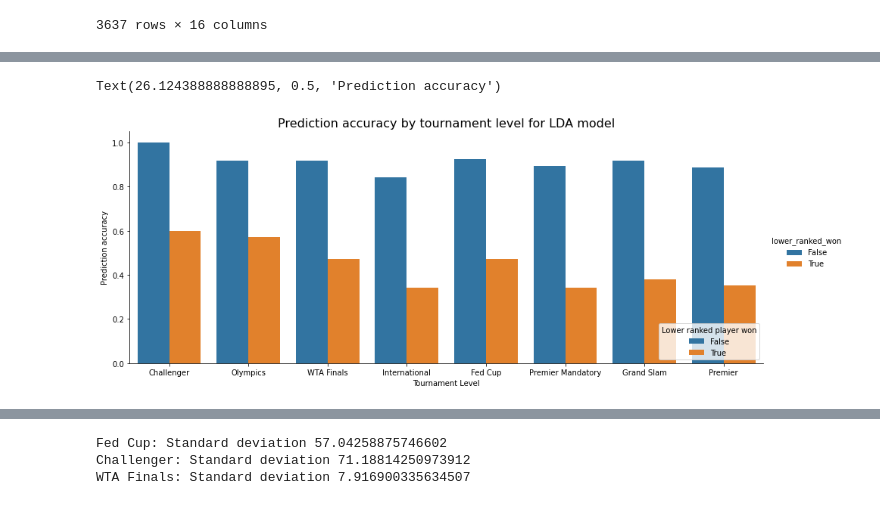
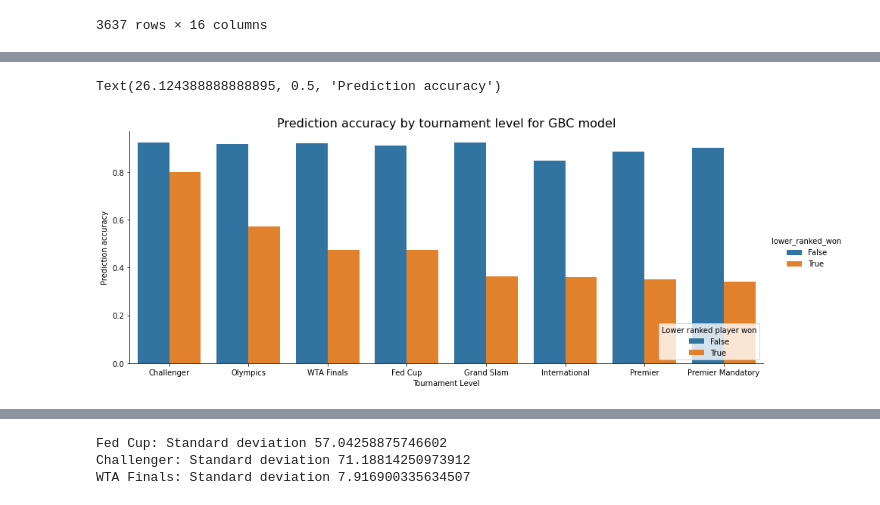
Before and after one commit to nickdevin/Tennis_Predicting, a Jupyter notebook: capstone_final.ipynb, the cells around one changed output, grey strips where cells are left out. Drawn from its saved outputs; the diff is of its cells as text; code cells hidden in the pictures.

```diff
--- a/capstone_final.ipynb
+++ b/capstone_final.ipynb
@@ -1470,22 +1451,22 @@ levels_accuracy
 # %%
 plot =  sns.catplot(data = levels_accuracy,
                     x = 'tourney_level',
                     y = 'correct',
                     hue = 'lower_ranked_won',
                     kind = 'bar',
-                    order = ['C', 'O', 'F', 'I', 'D', 'PM', 'G', 'P'],
+                    order = ['C', 'O', 'F', 'D', 'G', 'I', 'P', 'PM'],
                     height = 5,
                     aspect = 2.5)
 plot.set_xticklabels(['Challenger', 'Olympics',
-                      'WTA Finals', 'International',
-                      'Fed Cup', 'Premier Mandatory',
-                      'Grand Slam', 'Premier'])
+                      'WTA Finals', 'Fed Cup',
+                      'Grand Slam', 'International',
+                      'Premier', 'Premier Mandatory'])
 
-plt.title('Prediction accuracy by tournament level for LDA model', size = 16)
+plt.title('Prediction accuracy by tournament level for GBC model', size = 16)
 plt.legend(title = 'Lower ranked player won', loc = 'lower right')
 plt.xlabel('Tournament Level')
 plt.ylabel('Prediction accuracy')
 # %% [output]
 Text(26.124388888888895, 0.5, 'Prediction accuracy')
-[figure, old version]
+[figure, new version]
 # %%
```
Also changed, not shown: parts of 38 cells of this notebook.
